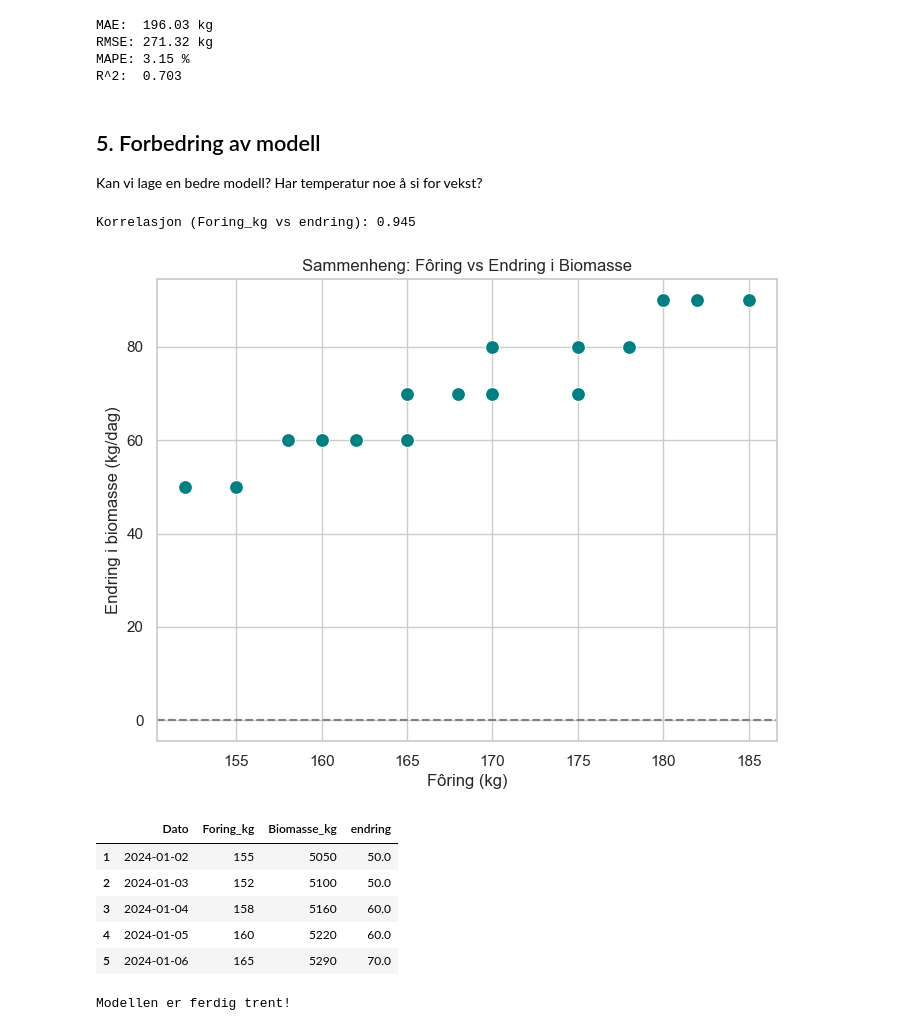
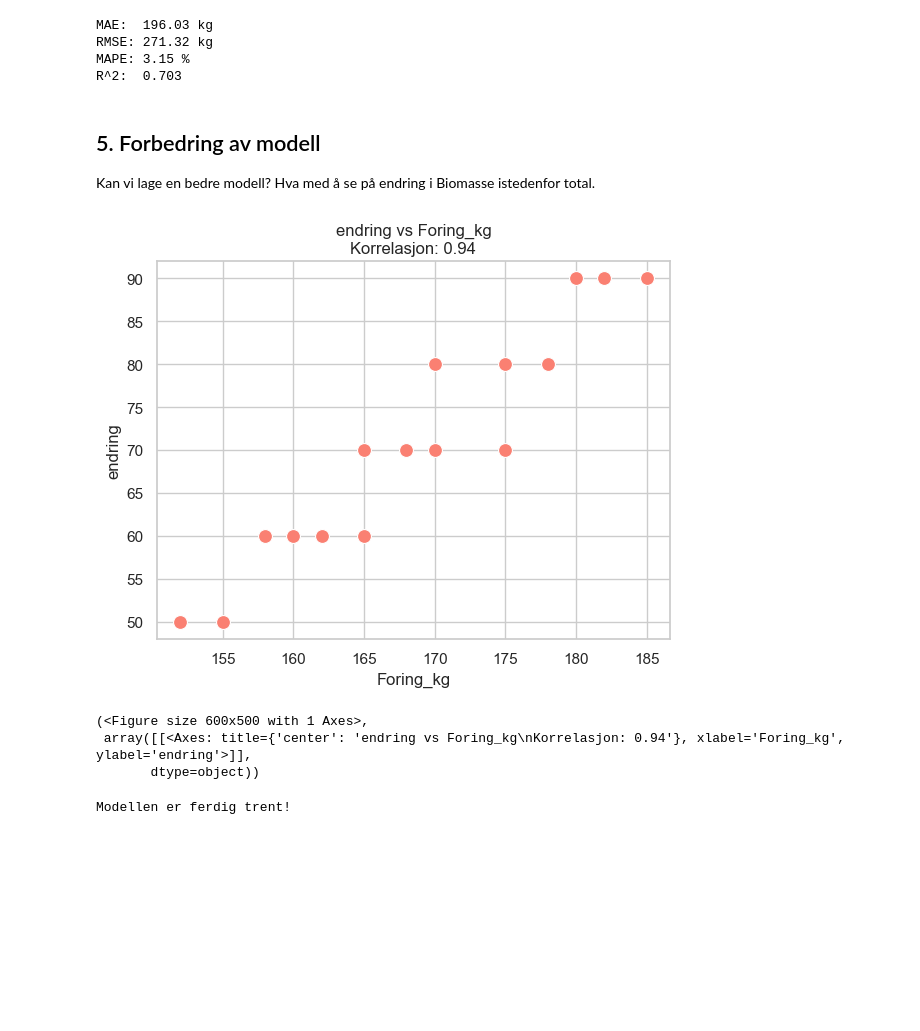
Before and after one commit to Fraktal-Norge-AS/ml-fagskole, a Jupyter notebook: intro_to_ml.ipynb, the cells around one changed output. Saved outputs shown, nothing was run; the diff lists cells and outputs as text; code cells hidden in the pictures; blank space fills up the shorter version.

```diff
--- a/intro_to_ml.ipynb
+++ b/intro_to_ml.ipynb
@@ -241,7 +241,7 @@ MAPE: 3.15 %
 R^2:  0.703
 # %% [markdown]
 ## 5. Forbedring av modell
-Kan vi lage en bedre modell? Har temperatur noe å si for vekst?
+Kan vi lage en bedre modell? Hva med å se på endring i Biomasse istedenfor total.
 # %%
 # Tar vare på original dataframe
 old_df = df.copy()
@@ -251,31 +251,13 @@ df['endring'] = df['Biomasse_kg'].diff() #.fillna(0)
 
 # Fjerner første rad siden endring er 0 der
 df = df.dropna()
-# %%
-# Korrelasjon mellom fôring og endring
-kor = df['Foring_kg'].corr(df['endring'])
-print(f"Korrelasjon (Foring_kg vs endring): {kor:.3f}")
-
-# Plott sammenhengen
-plt.figure(figsize=(8, 6))
-sns.scatterplot(data=df, x='Foring_kg', y='endring', s=100, color='teal')
-plt.axhline(0, color='gray', linestyle='--')
-plt.xlabel("Fôring (kg)")
-plt.ylabel("Endring i biomasse (kg/dag)")
-plt.title("Sammenheng: Fôring vs Endring i Biomasse")
-plt.show()
-
-# Vis noen rader for å bekrefte den nye kolonnen
-df[['Dato', 'Foring_kg', 'Biomasse_kg', 'endring']].head()
-# %% [output]
-Korrelasjon (Foring_kg vs endring): 0.945
-[figure, removed]
-|  | Dato | Foring_kg | Biomasse_kg | endring |
-| 1 | 2024-01-02 | 155 | 5050 | 50.0 |
-| 2 | 2024-01-03 | 152 | 5100 | 50.0 |
-| 3 | 2024-01-04 | 158 | 5160 | 60.0 |
-| 4 | 2024-01-05 | 160 | 5220 | 60.0 |
-| 5 | 2024-01-06 | 165 | 5290 | 70.0 |
+# %%
+scatterplot_feature_vs_target(df, ['Foring_kg'], target)
+# %% [output]
+[figure, added]
+(<Figure size 600x500 with 1 Axes>,
+ array([[<Axes: title={'center': 'endring vs Foring_kg\nKorrelasjon: 0.94'}, xlabel='Foring_kg', ylabel='endring'>]],
+       dtype=object))
 # %%
 target = 'endring'
 X_test, y_test, modell = train_model(df, features, target=target)
```
Also changed, not shown: parts of 3 cells of this notebook, 2 other files.
